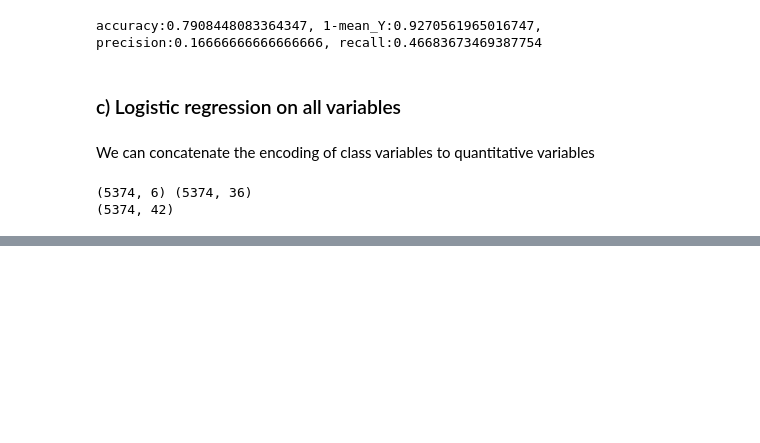
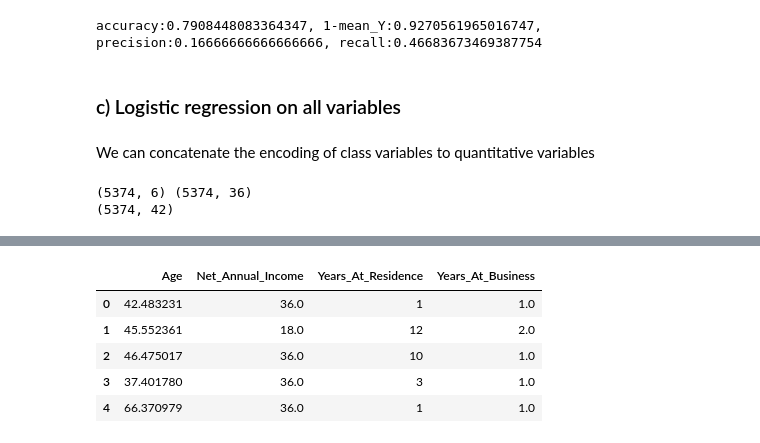
Before and after one commit to AceZz/CreditDefault, a Jupyter notebook: tristan_stampfler.ipynb, the cells around one changed output, grey strips where cells are left out. Saved outputs shown, nothing was run; the diff lists cells and outputs as text; code cells hidden in the pictures; blank space fills up the shorter version.

```diff
--- a/tristan_stampfler.ipynb
+++ b/tristan_stampfler.ipynb
@@ -389,0 +414,11 @@ accuracy:0.6246743580200967, 1-mean_Y:0.9270561965016747, precision:0.1169259783
+# %%
+X = df.loc[:,quant_cols]
+X = X.loc[:,['Age','Net_Annual_Income','Years_At_Residence','Years_At_Business']]
+X.head()
+# %% [output]
+|  | Age | Net_Annual_Income | Years_At_Residence | Years_At_Business |
+| 0 | 42.483231 | 36.0 | 1 | 1.0 |
+| 1 | 45.552361 | 18.0 | 12 | 2.0 |
+| 2 | 46.475017 | 36.0 | 10 | 1.0 |
+| 3 | 37.401780 | 36.0 | 3 | 1.0 |
+| 4 | 66.370979 | 36.0 | 1 | 1.0 |
```
Also changed, not shown: parts of 14 cells of this notebook.
